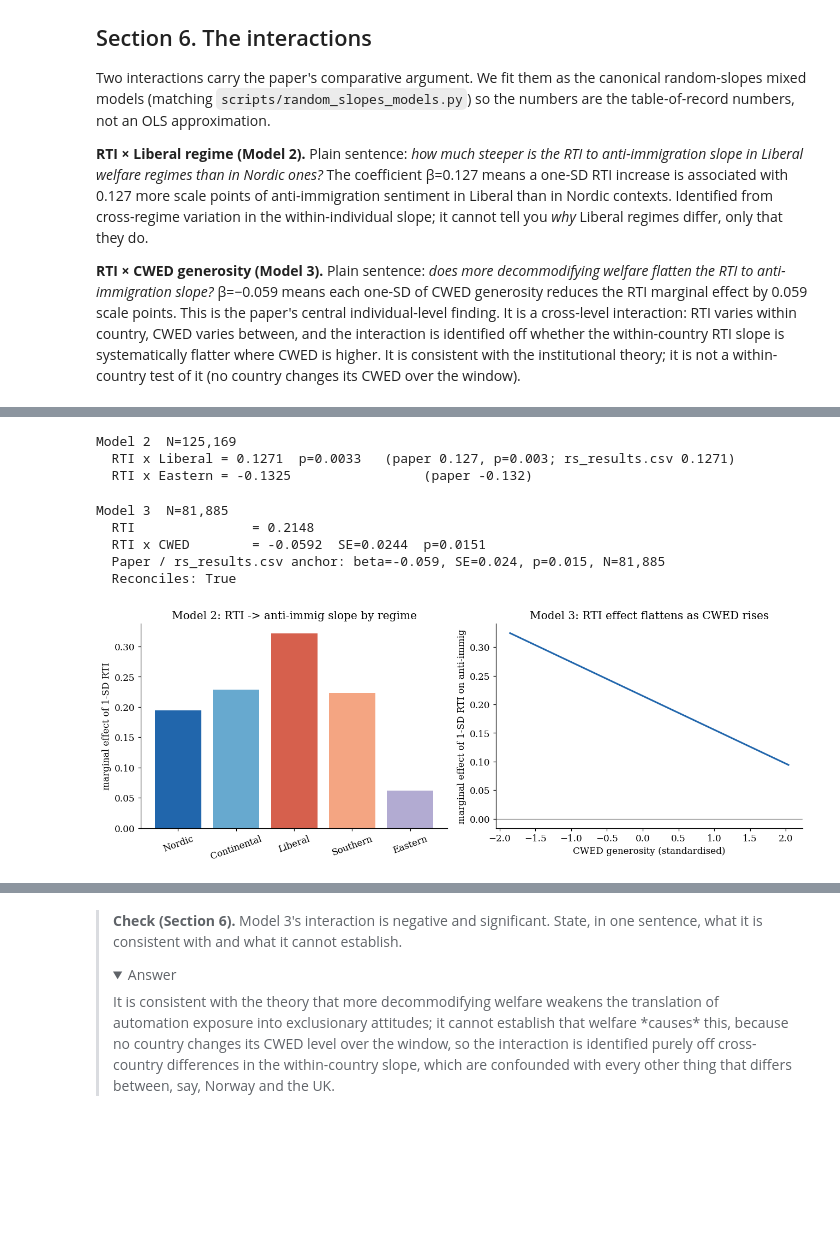
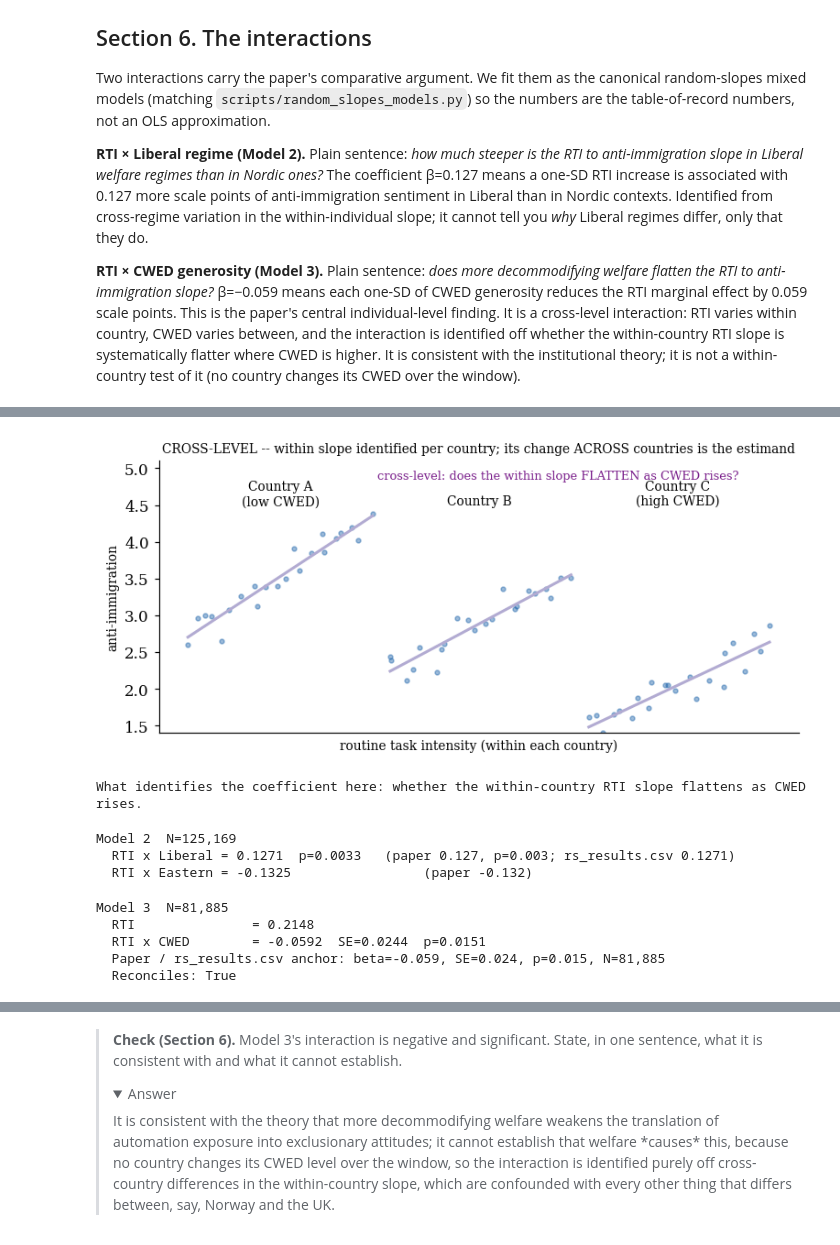
Before and after one commit to bencsmartucph/research-master, a Jupyter notebook: tutorial_outputs/master_analysis_notebook.ipynb, the cells around one changed output, grey strips where cells are left out. Cells and saved outputs as stored; diff of their text form; code cells hidden in the pictures; folded sections open; blank space fills up the shorter version.

```diff
--- a/tutorial_outputs/master_analysis_notebook.ipynb
+++ b/tutorial_outputs/master_analysis_notebook.ipynb
@@ -599,3 +761,10 @@ Two interactions carry the paper's comparative argument. We fit them as the cano
+# %%
+# Identification schematic for this section.
+identification_schematic('crosslevel')
+print("What identifies the coefficient here: whether the within-country RTI slope flattens as CWED rises.")
+# %% [output]
+[figure, added]
+What identifies the coefficient here: whether the within-country RTI slope flattens as CWED rises.
 # %%
 import patsy
 from statsmodels.regression.mixed_linear_model import MixedLM
@@ -652,35 +821,9 @@ print(f"  Paper / rs_results.csv anchor: beta=-0.059, SE=0.024, p=0.015, "
       f"N=81,885")
 print(f"  Reconciles: "
       f"{abs(mod3.params[ck] - (-0.059)) < 0.005 and abs(n3 - 81885) < 50}")
-
-# Marginal-effect curves.
-fig, ax = plt.subplots(1, 2, figsize=(12, 4.5))
-
-regs = ['Nordic', 'Continental', 'Liberal', 'Southern', 'Eastern']
-base_slope = mod2.params['task_z']
-slopes = [base_slope] + [
-    base_slope + mod2.params.get(f'task_z:welfare_regime[T.{r}]', 0)
-    for r in regs[1:]]
-ax[0].bar(regs, slopes,
-          color=['#2166AC', '#67A9CF', '#D6604D', '#F4A582', '#B2ABD2'])
-ax[0].set_title('Model 2: RTI -> anti-immig slope by regime')
-ax[0].set_ylabel('marginal effect of 1-SD RTI')
-ax[0].tick_params(axis='x', rotation=20)
-
-cz = np.linspace(d3['cwed_generosity_z'].min(),
-                 d3['cwed_generosity_z'].max(), 50)
-me = mod3.params['task_z'] + mod3.params[ck] * cz
-ax[1].plot(cz, me, color='#2166AC', lw=2)
-ax[1].axhline(0, color='grey', lw=0.8)
-ax[1].set_xlabel('CWED generosity (standardised)')
-ax[1].set_ylabel('marginal effect of 1-SD RTI on anti-immig')
-ax[1].set_title('Model 3: RTI effect flattens as CWED rises')
-plt.tight_layout()
-plt.show()
 # %% [output]
 Model 3  N=81,885
   RTI               = 0.2148
   RTI x CWED        = -0.0592  SE=0.0244  p=0.0151
   Paper / rs_results.csv anchor: beta=-0.059, SE=0.024, p=0.015, N=81,885
   Reconciles: True
-[figure, removed]
```
Also changed, not shown: parts of 17 cells of this notebook, 1 other file.
